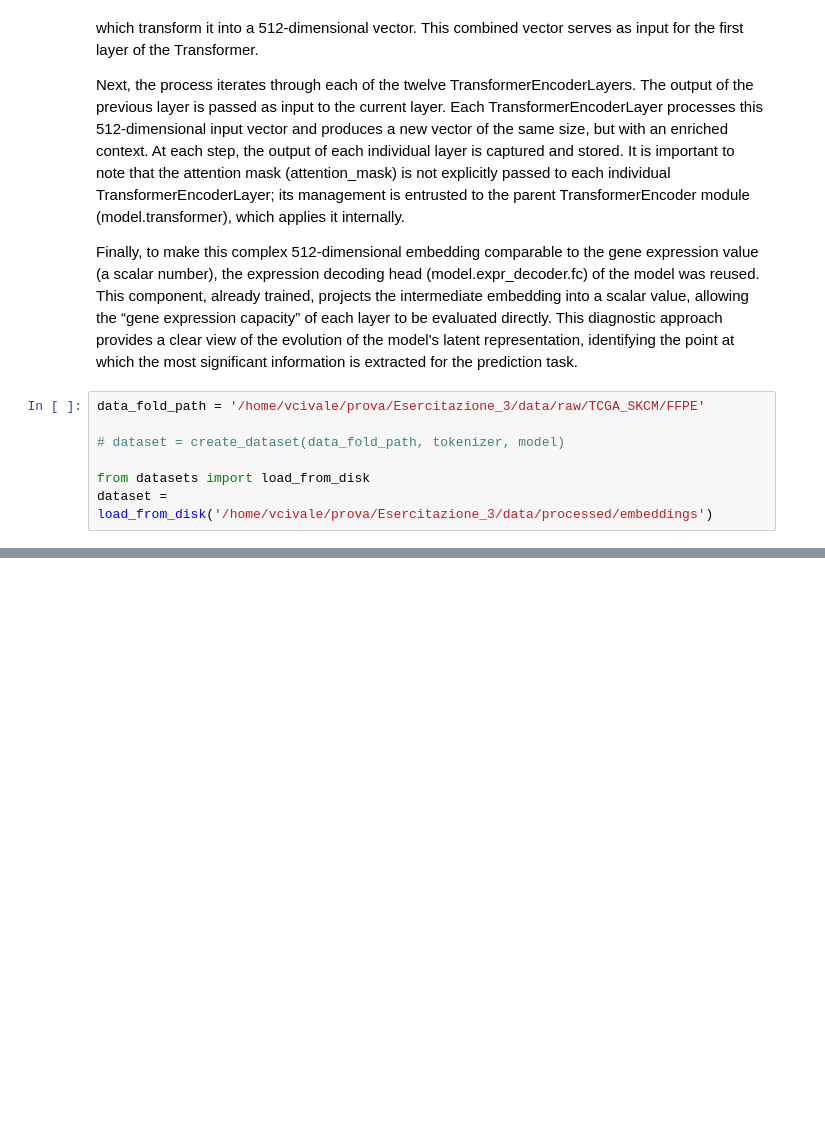
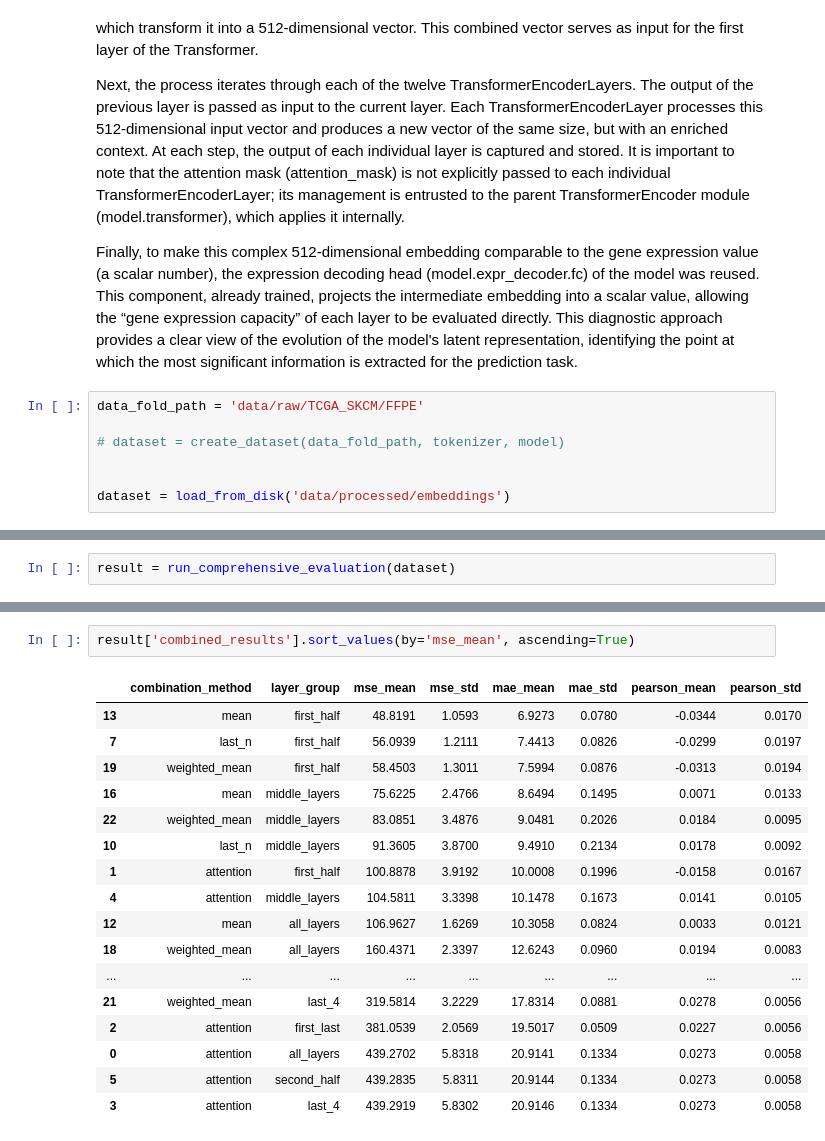
Before and after one commit to vincenzocivale/prova, a Jupyter notebook: Esercitazione_3/Lab3_Transformers (1).ipynb, the cells around one changed output, grey strips where cells are left out. Cells and saved outputs as stored; diff of their text form; blank space fills up the shorter version.

```diff
--- a/Esercitazione_3/Lab3_Transformers (1).ipynb
+++ b/Esercitazione_3/Lab3_Transformers (1).ipynb
@@ -265,10 +265,10 @@ Next, the process iterates through each of the twelve TransformerEncoderLayers.
 
 Finally, to make this complex 512-dimensional embedding comparable to the gene expression value (a scalar number), the expression decoding head (model.expr_decoder.fc) of the model was reused. This component, already trained, projects the intermediate embedding into a scalar value, allowing the “gene expression capacity” of each layer to be evaluated directly. This diagnostic approach provides a clear view of the evolution of the model's latent representation, identifying the point at which the most significant information is extracted for the prediction task.
 # %%
-data_fold_path = '/home/vcivale/prova/Esercitazione_3/data/raw/TCGA_SKCM/FFPE'
+data_fold_path = 'data/raw/TCGA_SKCM/FFPE'
 
 # dataset = create_dataset(data_fold_path, tokenizer, model)
 
-from datasets import load_from_disk
-dataset = load_from_disk('/home/vcivale/prova/Esercitazione_3/data/processed/embeddings')
+
+dataset = load_from_disk('data/processed/embeddings')
 # %% [markdown]
@@ -294,0 +276,2 @@ result
+# %%
+result = run_comprehensive_evaluation(dataset)
@@ -294,0 +298,20 @@ result
+# %%
+result['combined_results'].sort_values(by='mse_mean', ascending=True)
+# %% [output]
+|  | combination_method | layer_group | mse_mean | mse_std | mae_mean | mae_std | pearson_mean | pearson_std |
+| 13 | mean | first_half | 48.8191 | 1.0593 | 6.9273 | 0.0780 | -0.0344 | 0.0170 |
+| 7 | last_n | first_half | 56.0939 | 1.2111 | 7.4413 | 0.0826 | -0.0299 | 0.0197 |
+| 19 | weighted_mean | first_half | 58.4503 | 1.3011 | 7.5994 | 0.0876 | -0.0313 | 0.0194 |
+| 16 | mean | middle_layers | 75.6225 | 2.4766 | 8.6494 | 0.1495 | 0.0071 | 0.0133 |
+| 22 | weighted_mean | middle_layers | 83.0851 | 3.4876 | 9.0481 | 0.2026 | 0.0184 | 0.0095 |
+| 10 | last_n | middle_layers | 91.3605 | 3.8700 | 9.4910 | 0.2134 | 0.0178 | 0.0092 |
+| 1 | attention | first_half | 100.8878 | 3.9192 | 10.0008 | 0.1996 | -0.0158 | 0.0167 |
+| 4 | attention | middle_layers | 104.5811 | 3.3398 | 10.1478 | 0.1673 | 0.0141 | 0.0105 |
+| 12 | mean | all_layers | 106.9627 | 1.6269 | 10.3058 | 0.0824 | 0.0033 | 0.0121 |
+| 18 | weighted_mean | all_layers | 160.4371 | 2.3397 | 12.6243 | 0.0960 | 0.0194 | 0.0083 |
+| ... | ... | ... | ... | ... | ... | ... | ... | ... |
+| 21 | weighted_mean | last_4 | 319.5814 | 3.2229 | 17.8314 | 0.0881 | 0.0278 | 0.0056 |
+| 2 | attention | first_last | 381.0539 | 2.0569 | 19.5017 | 0.0509 | 0.0227 | 0.0056 |
+| 0 | attention | all_layers | 439.2702 | 5.8318 | 20.9141 | 0.1334 | 0.0273 | 0.0058 |
+| 5 | attention | second_half | 439.2835 | 5.8311 | 20.9144 | 0.1334 | 0.0273 | 0.0058 |
+| 3 | attention | last_4 | 439.2919 | 5.8302 | 20.9146 | 0.1334 | 0.0273 | 0.0058 |
```
Also changed, not shown: parts of 11 cells of this notebook, 2 other files.
